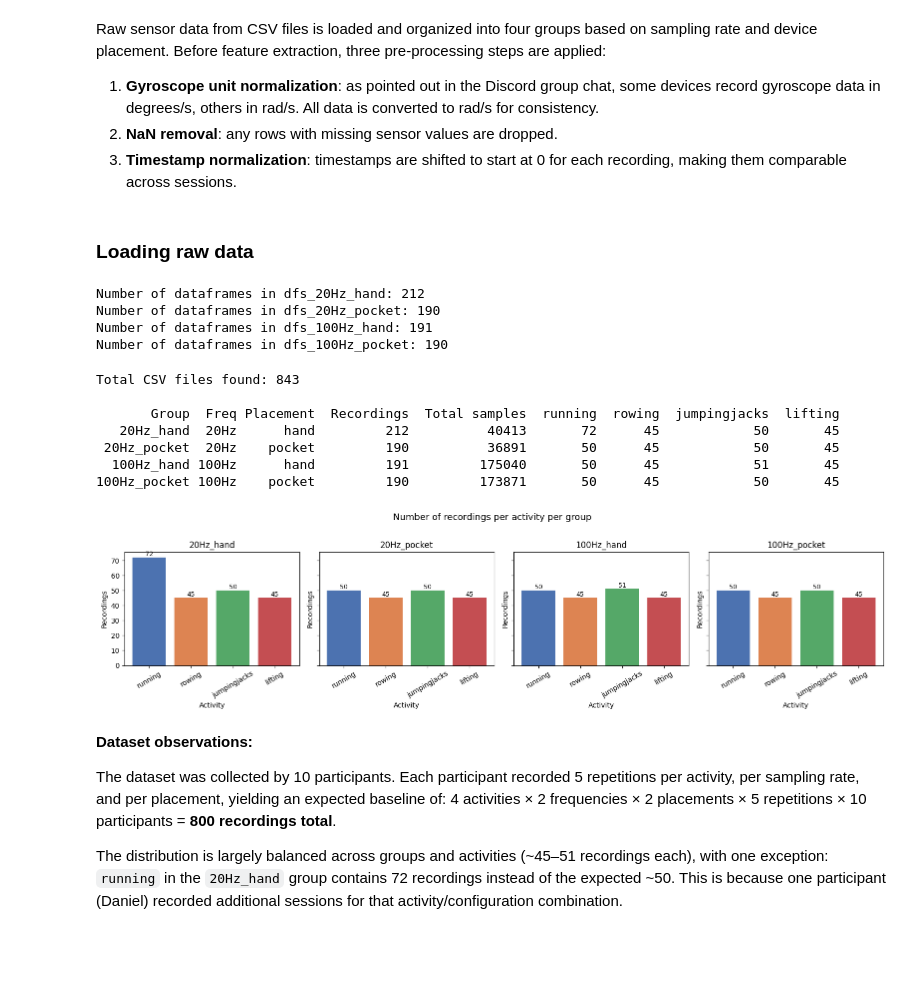
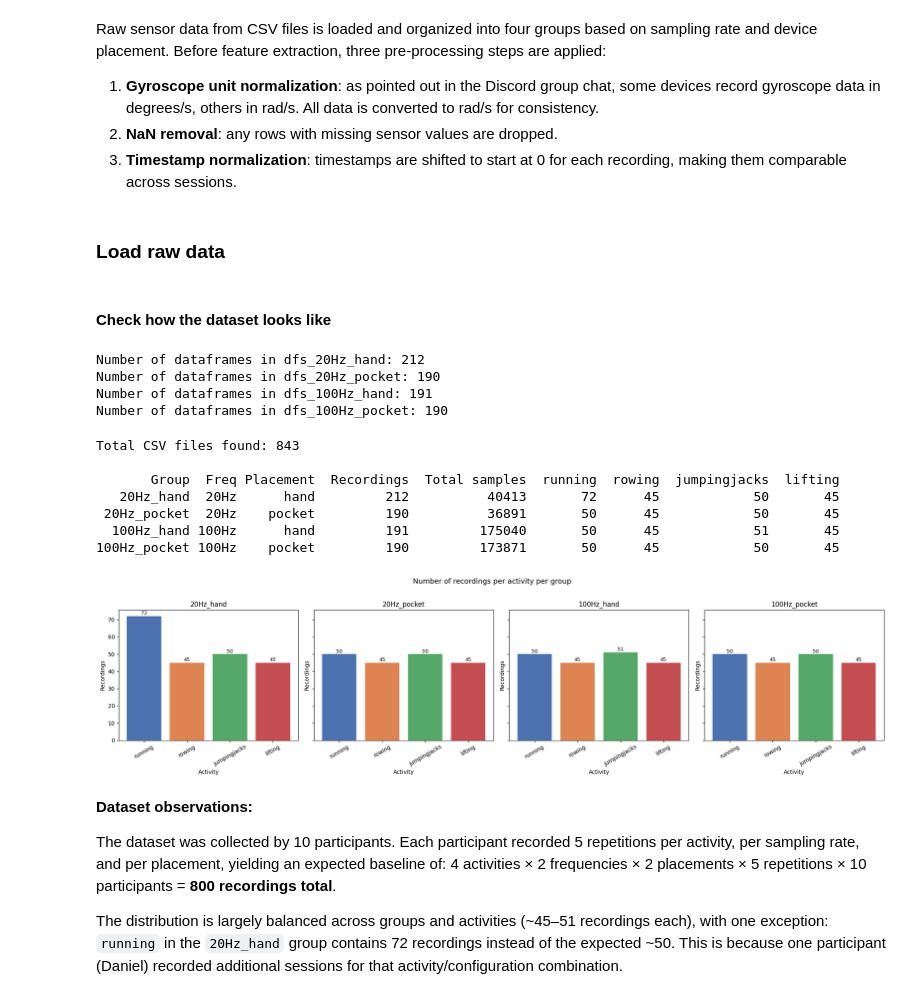
Before and after one commit to ITT-26/assignment-03-activity-recognition-blue-georg-martina, a Jupyter notebook: pre-processing_and_model-testing_new_2_doc.ipynb, the cells around one changed output. Drawn from its saved outputs; the diff is of its cells as text; code cells hidden in the pictures; blank space fills up the shorter version.

```diff
--- a/pre-processing_and_model-testing_new_2_doc.ipynb
+++ b/pre-processing_and_model-testing_new_2_doc.ipynb
@@ -89,7 +36,7 @@ Raw sensor data from CSV files is loaded and organized into four groups based on
 2. **NaN removal**: any rows with missing sensor values are dropped.
 3. **Timestamp normalization**: timestamps are shifted to start at 0 for each recording, making them comparable across sessions.
 # %% [markdown]
-### Loading raw data
+### Load raw data
 # %%
 data_folder = 'data'
 
@@ -135,6 +82,8 @@ all_df_lists = {
     '100Hz_hand':   dfs_100Hz_hand,
     '100Hz_pocket': dfs_100Hz_pocket
 }
+# %% [markdown]
+#### Check how the dataset looks like
 # %%
 # check the number of dataframes in each list to verify that they were read correctly
 print("Number of dataframes in dfs_20Hz_hand:", len(dfs_20Hz_hand))
@@ -147,6 +96,8 @@ Number of dataframes in dfs_20Hz_pocket: 190
 Number of dataframes in dfs_100Hz_hand: 191
 Number of dataframes in dfs_100Hz_pocket: 190
 # %%
+# NOTE: this plot was created with the help of AI
+
 label_names = {v: k for k, v in ACTIVITY_LABELS.items()}
 
 print(f"Total CSV files found: {len(all_csv_paths)}\n")
@@ -169,35 +120,35 @@ for group, dfs in all_df_lists.items():
         **{name: counts[name] for name in ACTIVITY_LABELS}
     })
 
 overview = pd.DataFrame(rows)
 print(overview.to_string(index=False))
 
 # bar chart: number of recordings per activity per group
-fig, axes = plt.subplots(1, 4, figsize=(16, 4), sharey=True)
+fig, axes = plt.subplots(1, 4, figsize=(20, 5), sharey=True)
 for ax, (_, row) in zip(axes, overview.iterrows()):
     activity_counts = [row[name] for name in ACTIVITY_LABELS]
     bars = ax.bar(list(ACTIVITY_LABELS.keys()), activity_counts,
                   color=['#4C72B0','#DD8452','#55A868','#C44E52'])
     ax.set_title(row['Group'])
     ax.set_xlabel('Activity')
     ax.set_ylabel('Recordings')
     ax.tick_params(axis='x', rotation=30)
     for bar, val in zip(bars, activity_counts):
         ax.text(bar.get_x() + bar.get_width()/2, bar.get_height() + 0.1,
                 str(val), ha='center', va='bottom', fontsize=9)
 
 plt.suptitle('Number of recordings per activity per group', fontsize=13, y=1.02)
 plt.tight_layout()
 plt.show()
 # %% [output]
 Total CSV files found: 843
 
        Group  Freq Placement  Recordings  Total samples  running  rowing  jumpingjacks  lifting
    20Hz_hand  20Hz      hand         212          40413       72      45            50       45
  20Hz_pocket  20Hz    pocket         190          36891       50      45            50       45
   100Hz_hand 100Hz      hand         191         175040       50      45            51       45
 100Hz_pocket 100Hz    pocket         190         173871       50      45            50       45
-[figure, old version]
+[figure, new version]
 # %% [markdown]
 **Dataset observations:**
 
```
Also changed, not shown: parts of 34 cells of this notebook.
